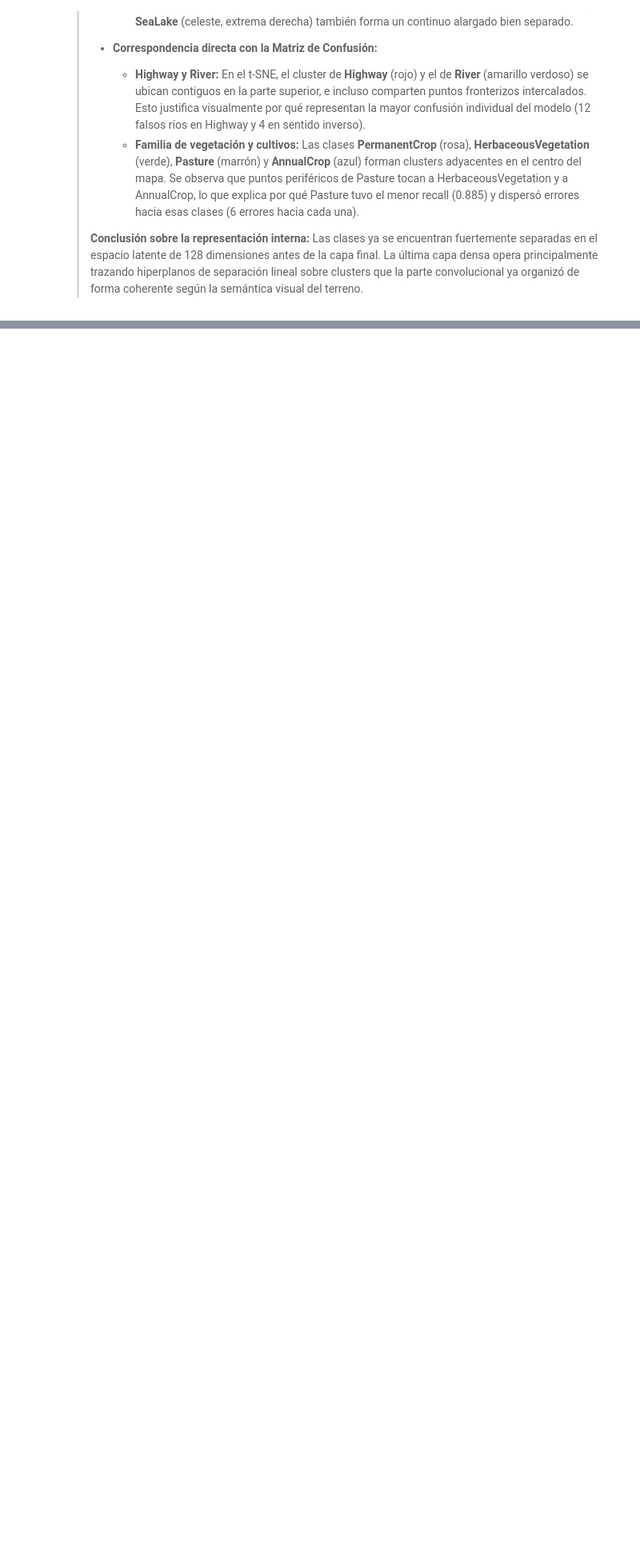
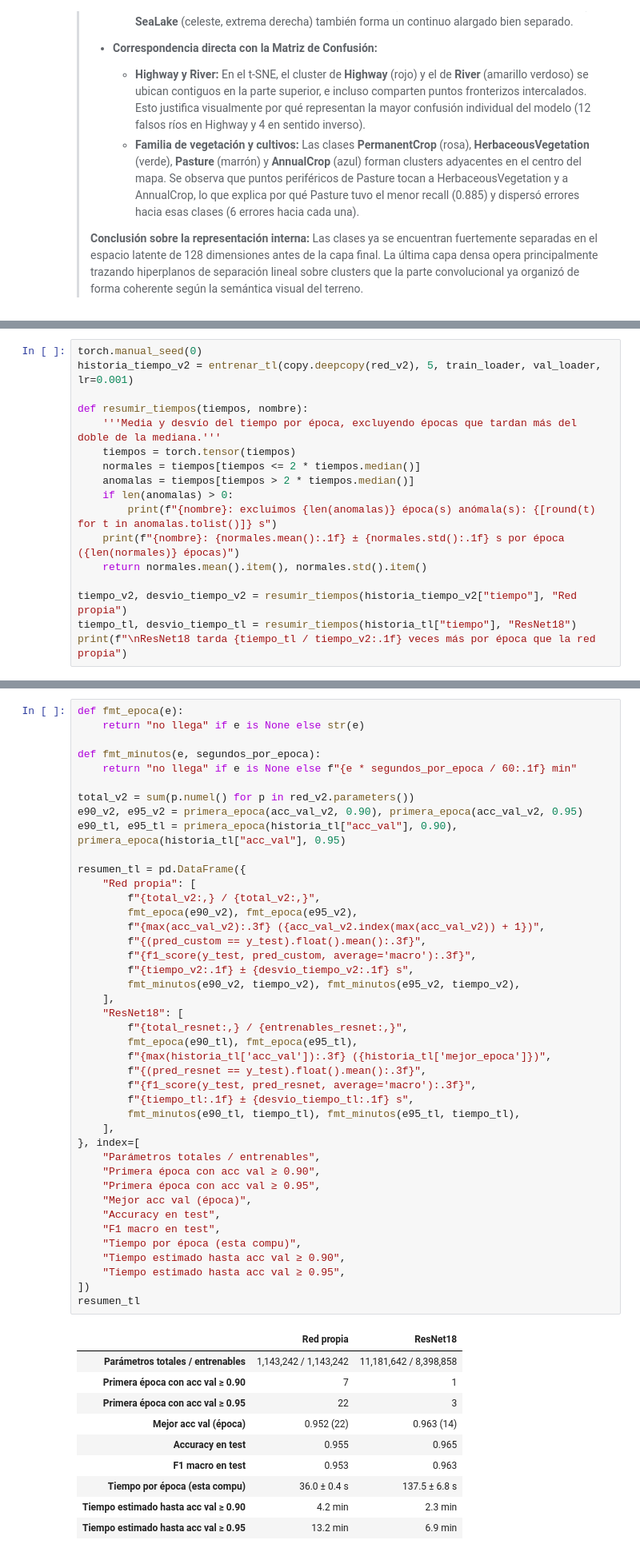
Before and after one commit to manuelferrario/tp3-redes-neuronales-EuroSAT, a Jupyter notebook: tp3.ipynb, the cells around one changed output, grey strips where cells are left out. Shown at 80% size. Saved outputs shown, nothing was run; the diff lists cells and outputs as text; blank space fills up the shorter version.

```diff
--- a/tp3.ipynb
+++ b/tp3.ipynb
@@ -971,0 +1272,17 @@ Varianza explicada con 50 componentes: 0.986
+# %%
+torch.manual_seed(0)
+historia_tiempo_v2 = entrenar_tl(copy.deepcopy(red_v2), 5, train_loader, val_loader, lr=0.001)
+
+def resumir_tiempos(tiempos, nombre):
+    '''Media y desvío del tiempo por época, excluyendo épocas que tardan más del doble de la mediana.'''
+    tiempos = torch.tensor(tiempos)
+    normales = tiempos[tiempos <= 2 * tiempos.median()]
+    anomalas = tiempos[tiempos > 2 * tiempos.median()]
+    if len(anomalas) > 0:
+        print(f"{nombre}: excluimos {len(anomalas)} época(s) anómala(s): {[round(t) for t in anomalas.tolist()]} s")
+    print(f"{nombre}: {normales.mean():.1f} ± {normales.std():.1f} s por época ({len(normales)} épocas)")
+    return normales.mean().item(), normales.std().item()
+
+tiempo_v2, desvio_tiempo_v2 = resumir_tiempos(historia_tiempo_v2["tiempo"], "Red propia")
+tiempo_tl, desvio_tiempo_tl = resumir_tiempos(historia_tl["tiempo"], "ResNet18")
+print(f"\nResNet18 tarda {tiempo_tl / tiempo_v2:.1f} veces más por época que la red propia")
@@ -971,0 +1303,53 @@ Varianza explicada con 50 componentes: 0.986
+# %%
+def fmt_epoca(e):
+    return "no llega" if e is None else str(e)
+
+def fmt_minutos(e, segundos_por_epoca):
+    return "no llega" if e is None else f"{e * segundos_por_epoca / 60:.1f} min"
+
+total_v2 = sum(p.numel() for p in red_v2.parameters())
+e90_v2, e95_v2 = primera_epoca(acc_val_v2, 0.90), primera_epoca(acc_val_v2, 0.95)
+e90_tl, e95_tl = primera_epoca(historia_tl["acc_val"], 0.90), primera_epoca(historia_tl["acc_val"], 0.95)
+
+resumen_tl = pd.DataFrame({
+    "Red propia": [
+        f"{total_v2:,} / {total_v2:,}",
+        fmt_epoca(e90_v2), fmt_epoca(e95_v2),
+        f"{max(acc_val_v2):.3f} ({acc_val_v2.index(max(acc_val_v2)) + 1})",
+        f"{(pred_custom == y_test).float().mean():.3f}",
+        f"{f1_score(y_test, pred_custom, average='macro'):.3f}",
+        f"{tiempo_v2:.1f} ± {desvio_tiempo_v2:.1f} s",
+        fmt_minutos(e90_v2, tiempo_v2), fmt_minutos(e95_v2, tiempo_v2),
+    ],
+    "ResNet18": [
+        f"{total_resnet:,} / {entrenables_resnet:,}",
+        fmt_epoca(e90_tl), fmt_epoca(e95_tl),
+        f"{max(historia_tl['acc_val']):.3f} ({historia_tl['mejor_epoca']})",
+        f"{(pred_resnet == y_test).float().mean():.3f}",
+        f"{f1_score(y_test, pred_resnet, average='macro'):.3f}",
+        f"{tiempo_tl:.1f} ± {desvio_tiempo_tl:.1f} s",
+        fmt_minutos(e90_tl, tiempo_tl), fmt_minutos(e95_tl, tiempo_tl),
+    ],
+}, index=[
+    "Parámetros totales / entrenables",
+    "Primera época con acc val ≥ 0.90",
+    "Primera época con acc val ≥ 0.95",
+    "Mejor acc val (época)",
+    "Accuracy en test",
+    "F1 macro en test",
+    "Tiempo por época (esta compu)",
+    "Tiempo estimado hasta acc val ≥ 0.90",
+    "Tiempo estimado hasta acc val ≥ 0.95",
+])
+resumen_tl
+# %% [output]
+|  | Red propia | ResNet18 |
+| Parámetros totales / entrenables | 1,143,242 / 1,143,242 | 11,181,642 / 8,398,858 |
+| Primera época con acc val ≥ 0.90 | 7 | 1 |
+| Primera época con acc val ≥ 0.95 | 22 | 3 |
+| Mejor acc val (época) | 0.952 (22) | 0.963 (14) |
+| Accuracy en test | 0.955 | 0.965 |
+| F1 macro en test | 0.953 | 0.963 |
+| Tiempo por época (esta compu) | 36.0 ± 0.4 s | 137.5 ± 6.8 s |
+| Tiempo estimado hasta acc val ≥ 0.90 | 4.2 min | 2.3 min |
+| Tiempo estimado hasta acc val ≥ 0.95 | 13.2 min | 6.9 min |
```
Also changed, not shown: parts of 30 cells of this notebook.
